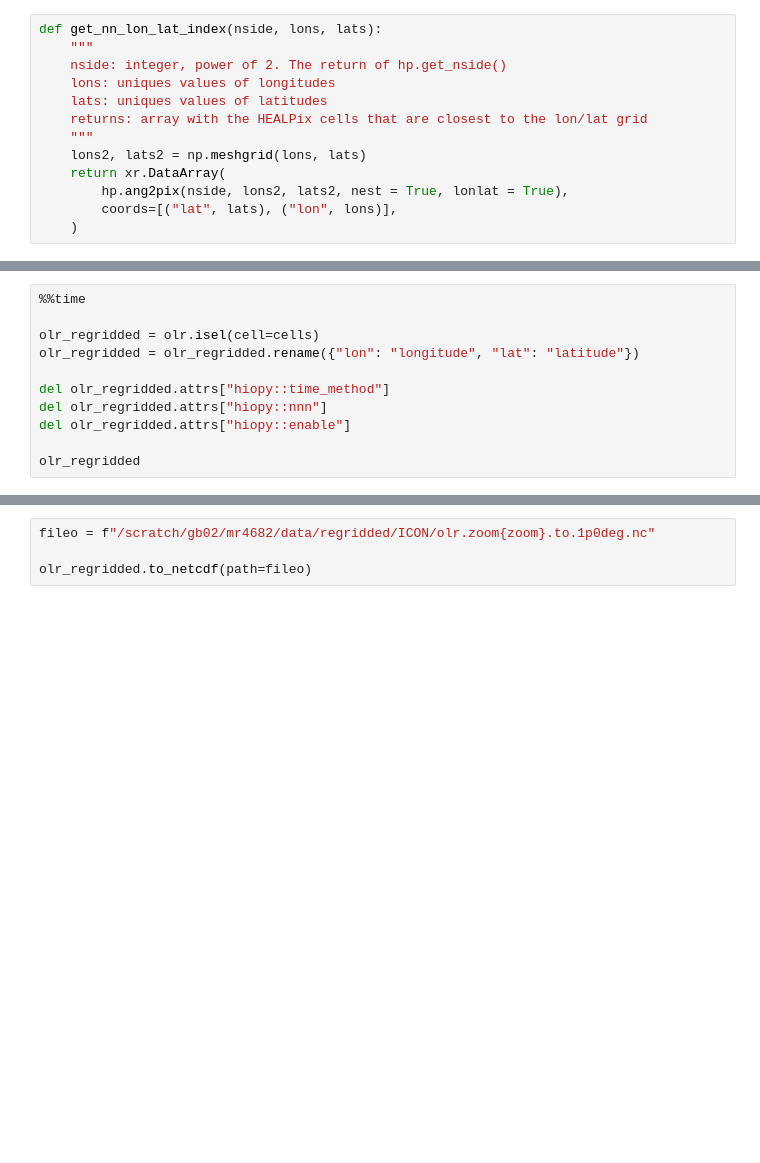
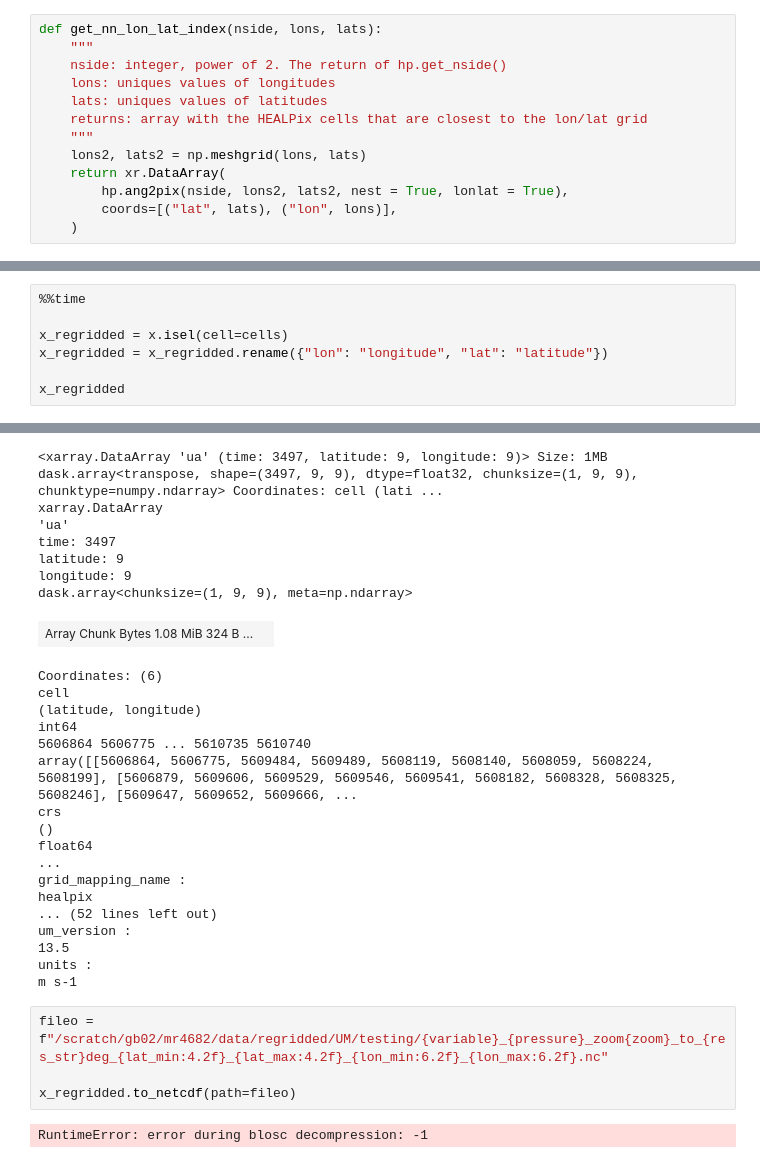
Before and after one commit to 21centuryweather/hk25-AusNode-ConvTrop, a Jupyter notebook: scripts/regrid.ipynb, the cells around one changed output, grey strips where cells are left out. Saved outputs shown, nothing was run; the diff lists cells and outputs as text; blank space fills up the shorter version.

```diff
--- a/scripts/regrid.ipynb
+++ b/scripts/regrid.ipynb
@@ -43,11 +114,8 @@ cells
 # %%
 %%time
 
-olr_regridded = olr.isel(cell=cells)
-olr_regridded = olr_regridded.rename({"lon": "longitude", "lat": "latitude"})
+x_regridded = x.isel(cell=cells)
+x_regridded = x_regridded.rename({"lon": "longitude", "lat": "latitude"})
 
-del olr_regridded.attrs["hiopy::time_method"]
-del olr_regridded.attrs["hiopy::nnn"]
-del olr_regridded.attrs["hiopy::enable"]
-
-olr_regridded
+x_regridded
+# %% [output]
@@ -54,4 +124,31 @@ olr_regridded
+<xarray.DataArray 'ua' (time: 3497, latitude: 9, longitude: 9)> Size: 1MB dask.array<transpose, shape=(3497, 9, 9), dtype=float32, chunksize=(1, 9, 9), chunktype=numpy.ndarray> Coordinates: cell (lati ...
+xarray.DataArray
+'ua'
+time: 3497
+latitude: 9
+longitude: 9
+dask.array<chunksize=(1, 9, 9), meta=np.ndarray>
+| Array Chunk Bytes 1.08 MiB 324 B ... |  |
+Coordinates: (6)
+cell
+(latitude, longitude)
+int64
+5606864 5606775 ... 5610735 5610740
+array([[5606864, 5606775, 5609484, 5609489, 5608119, 5608140, 5608059, 5608224, 5608199], [5606879, 5609606, 5609529, 5609546, 5609541, 5608182, 5608328, 5608325, 5608246], [5609647, 5609652, 5609666, ...
+crs
+()
+float64
+...
+grid_mapping_name :
+healpix
+... (52 lines left out)
+um_version :
+13.5
+units :
+m s-1
 # %%
-fileo = f"/scratch/gb02/mr4682/data/regridded/ICON/olr.zoom{zoom}.to.1p0deg.nc"
+fileo = f"/scratch/gb02/mr4682/data/regridded/UM/testing/{variable}_{pressure}_zoom{zoom}_to_{res_str}deg_{lat_min:4.2f}_{lat_max:4.2f}_{lon_min:6.2f}_{lon_max:6.2f}.nc"
 
-olr_regridded.to_netcdf(path=fileo)
+x_regridded.to_netcdf(path=fileo)
+# %% [output]
+RuntimeError: error during blosc decompression: -1
```
Also changed, not shown: parts of 8 cells of this notebook.
